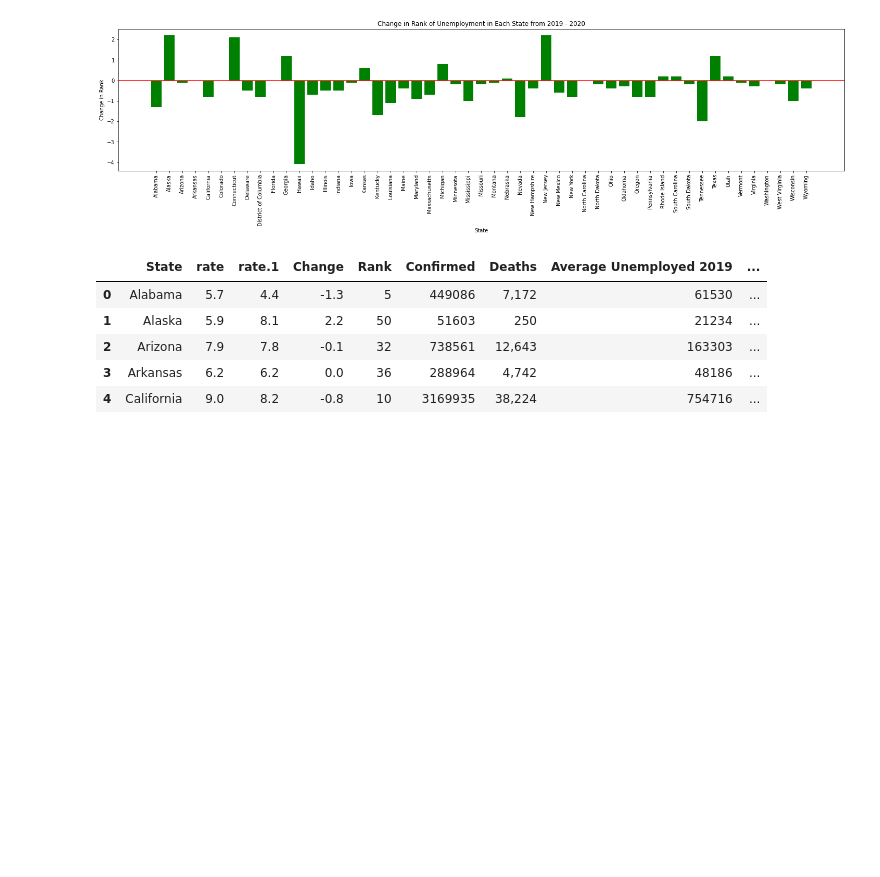
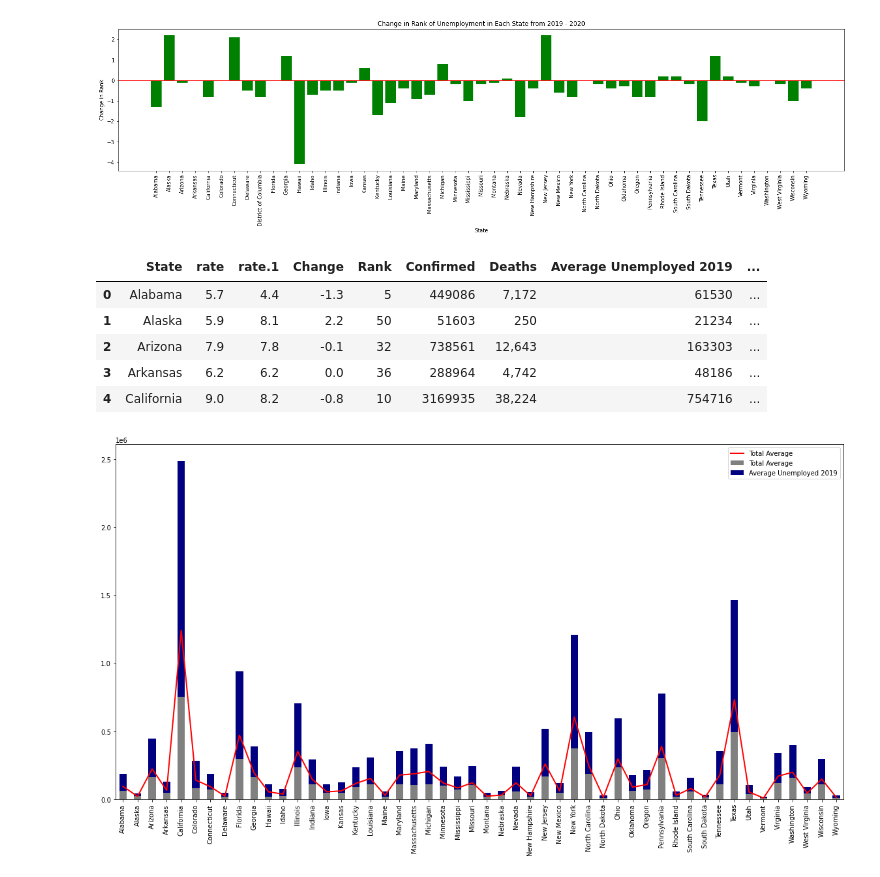
Before and after one commit to chadmilburn/COVID, a Jupyter notebook: Unemployment_vs_Covid_Cases.ipynb, the cells around one changed output. Saved outputs shown, nothing was run; the diff lists cells and outputs as text; code cells hidden in the pictures; blank space fills up the shorter version.

```diff
--- a/Unemployment_vs_Covid_Cases.ipynb
+++ b/Unemployment_vs_Covid_Cases.ipynb
@@ -135,3 +137,21 @@ merge_data_df3['Average Unemployed 2019']= merge_data_df3['Average Unemployed 20
 merge_data_df3['Average Unemployed 2020'] = merge_data_df3['Average Unemployed 2020'].astype(int)
 merge_data_df3['Total Average'] = merge_data_df3['Total Average'].astype(int)
 #merge_data_df3.dtypes
+# %%
+ax=merge_data_df3['Total Average'].plot(color = 'red',linewidth=2.0, use_index = True)
+leg=plt.legend()
+merge_data_df3[['Average Unemployed 2019','Average Unemployed 2020']].plot(kind = 'bar',stacked = True,
+color = ['grey','navy'], figsize=(20,10), ax=ax)
+leg2=plt.legend()
+#legend.legend(bbox_to_anchor=(1, 0.9))
+
+
+ax.set_xticks(merge_data_df3.index)
+ax.set_xticklabels(merge_data_df3['State'], rotation="vertical")
+
+plt.legend(leg.get_lines()+leg2.get_patches(), [text.get_text() for text in leg.get_texts()+leg2.get_texts()])
+
+#print
+plt.show()
+# %% [output]
+[figure, added]
```
Also changed, not shown: parts of 7 cells of this notebook.
